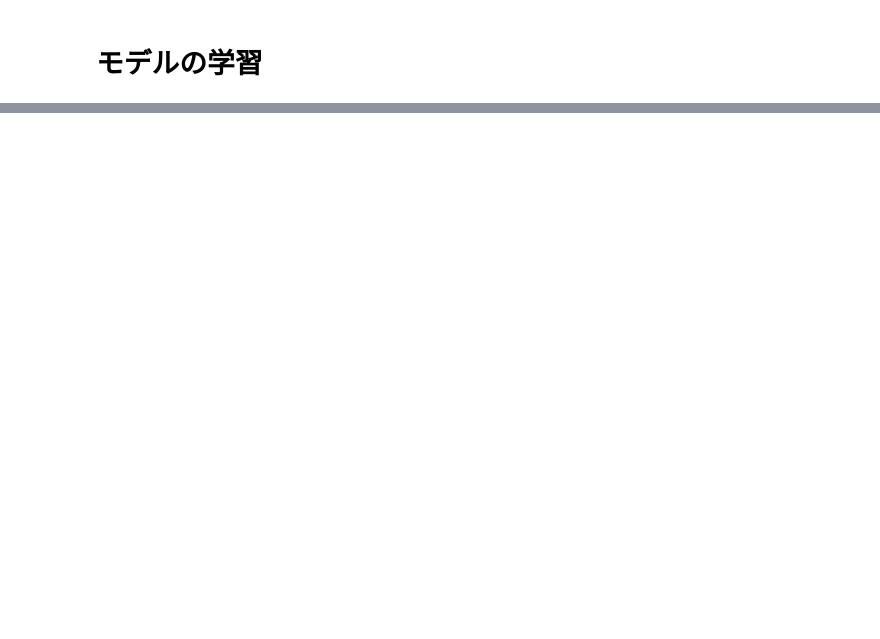
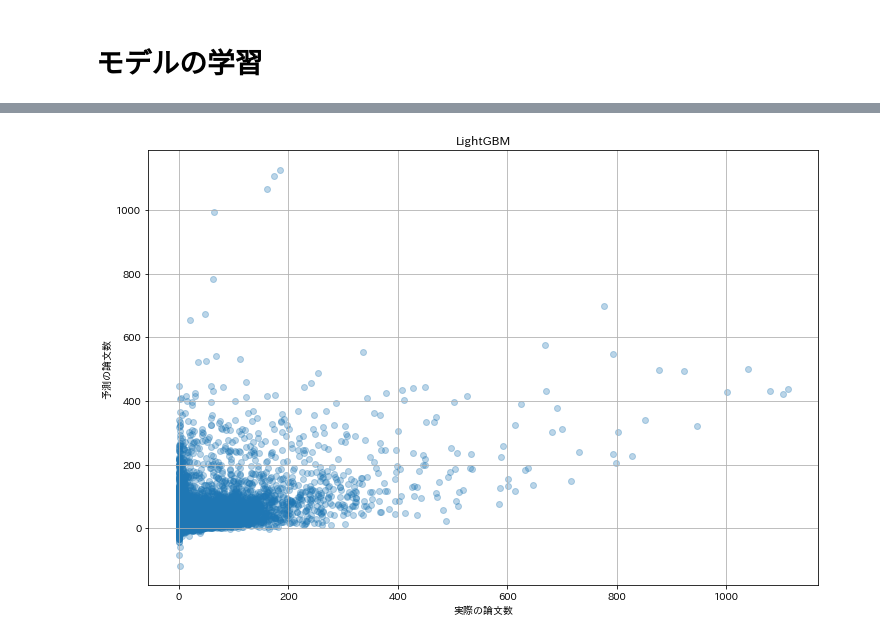
Before and after one commit to Babmuclr/trend_predict, a Jupyter notebook: src/notebooks/aminer/lightgbm.ipynb, the cells around one changed output, grey strips where cells are left out. Drawn from its saved outputs; the diff is of its cells as text; code cells hidden in the pictures; blank space fills up the shorter version.

```diff
--- a/src/notebooks/aminer/lightgbm.ipynb
+++ b/src/notebooks/aminer/lightgbm.ipynb
@@ -27,0 +23,3 @@ YEAR_STD = END_YEAR - START_YEAR
+# %%
+DATAPATH = "../../../data/DBLP/"
+OUTPUTPATH = "../../../result/aminer/"
@@ -82,0 +124,11 @@ plt.scatter(test_y, result, alpha=0.3)
+# %%
+fig, ax = plt.subplots(facecolor="white",figsize=(12,8))
+ax.scatter(test_y, result, alpha=0.3)
+ax.set_xlabel("実際の論文数")
+ax.set_ylabel("予測の論文数")
+ax.grid()
+ax.set_title("LightGBM")
+fig.savefig(OUTPUTPATH+"img/gbm.png")
+fig.show()
+# %% [output]
+[figure, added]
```
Also changed, not shown: parts of 31 cells of this notebook, 23 other files.
